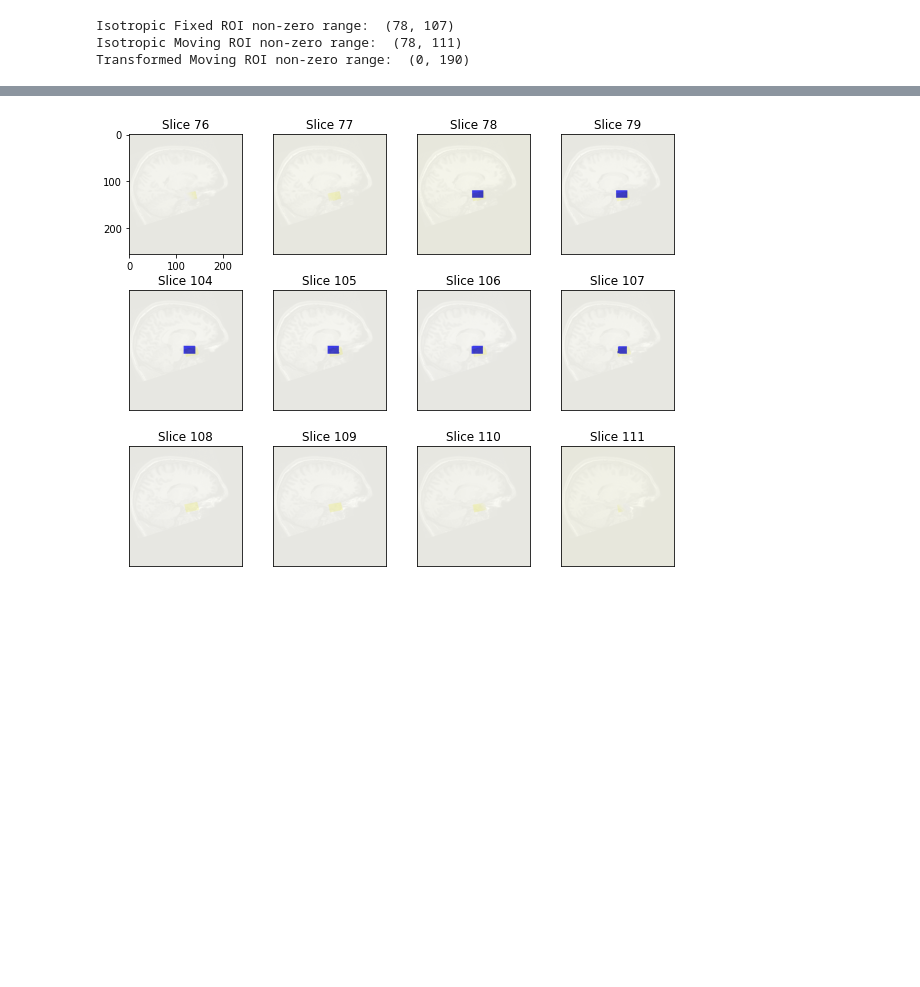
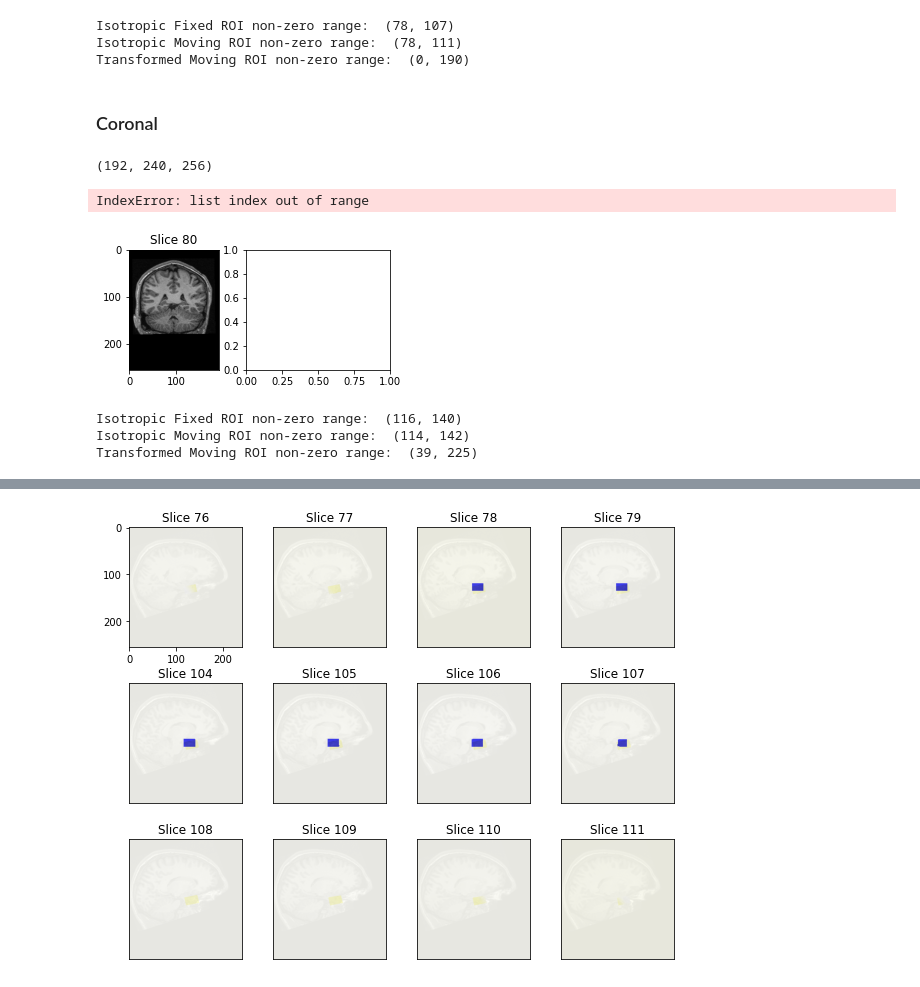
Before and after one commit to RGologorsky/DeepPit, a Jupyter notebook: 0 - Affine Alignment.ipynb, the cells around one changed output, grey strips where cells are left out. Drawn from its saved outputs; the diff is of its cells as text; code cells hidden in the pictures; blank space fills up the shorter version.

Commit message:
coronal

```diff
--- a/0 - Affine Alignment.ipynb
+++ b/0 - Affine Alignment.ipynb
@@ -284,3 +286,26 @@ print(f"Transformed Moving ROI non-zero range: ", get_roi_range(transformed_movi
 Isotropic Fixed ROI non-zero range:  (78, 107)
 Isotropic Moving ROI non-zero range:  (78, 111)
 Transformed Moving ROI non-zero range:  (0, 190)
+# %% [markdown]
+### Coronal
+# %%
+sitk2np(iso_fixed_obj).shape
+# %% [output]
+(192, 240, 256)
+# %%
+#cmap1 = [white, yellow]; cmap2 = [white, blue]
+viz_axis(sitk2np(iso_fixed_obj), \
+        slices=[80], fixed_axis=1, \
+        axis_fn = np.rot90, \
+        grid = [3, 4], hspace=0.3, fig_mult=2, cmap0="gray")
+# %% [output]
+IndexError: list index out of range
+[figure, added]
+# %%
+print(f"Isotropic Fixed ROI non-zero range: ", get_roi_range(iso_fixed_mask_arr, axis=1))
+print(f"Isotropic Moving ROI non-zero range: ", get_roi_range(iso_moving_mask_arr, axis=1))
+print(f"Transformed Moving ROI non-zero range: ", get_roi_range(transformed_moving_mask_arr.astype(bool), axis=1))
+# %% [output]
+Isotropic Fixed ROI non-zero range:  (116, 140)
+Isotropic Moving ROI non-zero range:  (114, 142)
+Transformed Moving ROI non-zero range:  (39, 225)
```
Also changed, not shown: parts of 3 cells of this notebook.
